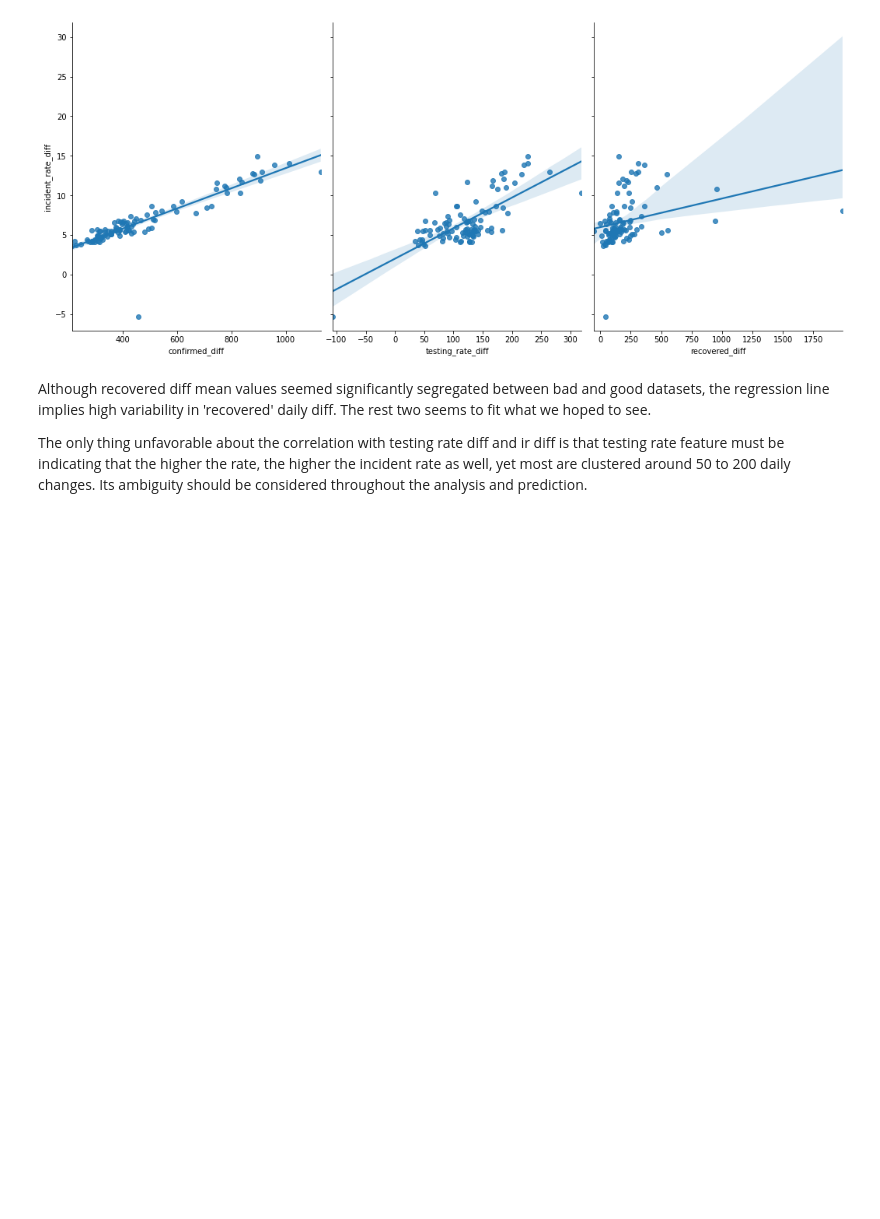
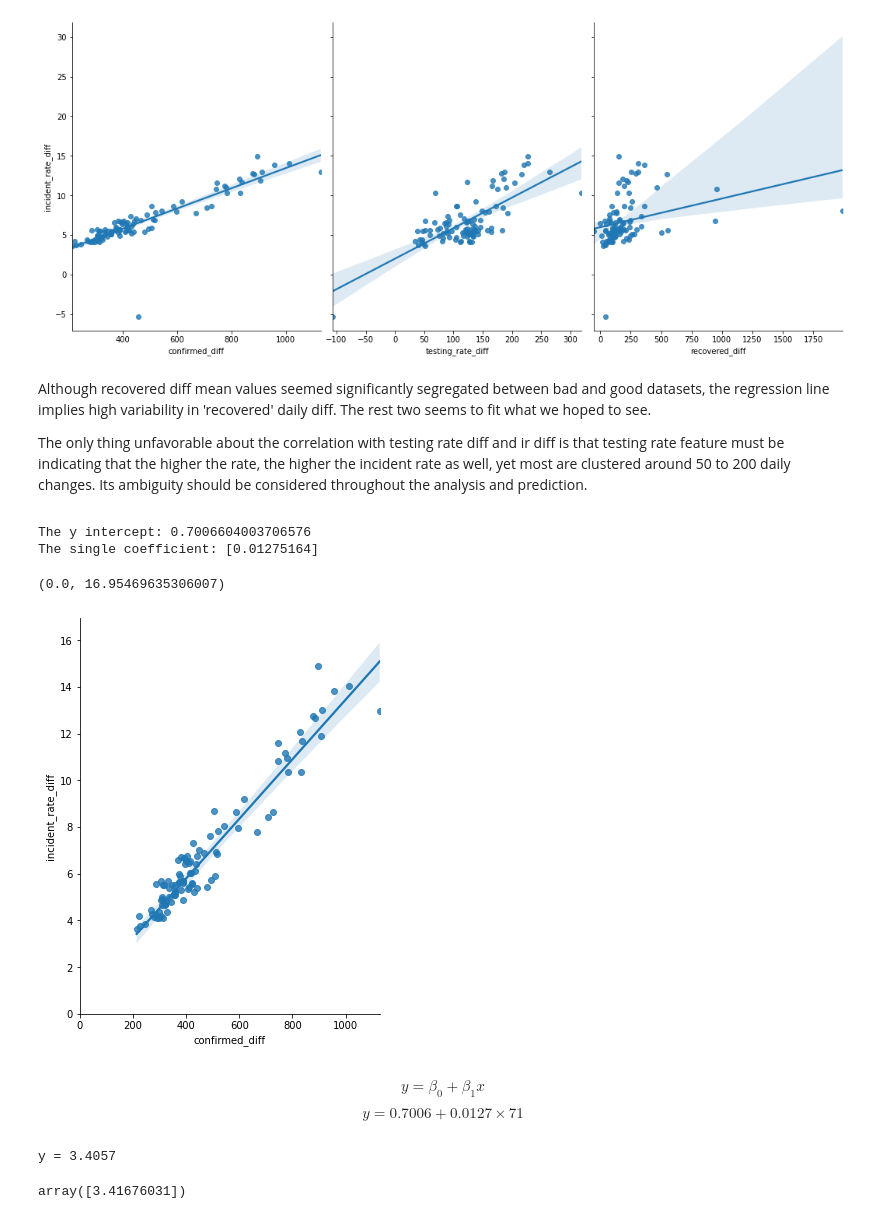
Before and after one commit to jungsNN/covid19-forecast, a Jupyter notebook: rough_draft3.ipynb, the cells around one changed output. Cells and saved outputs as stored; diff of their text form; code cells hidden in the pictures; blank space fills up the shorter version.

Commit message:
completed evaluating linreg models for the normal group data

```diff
--- a/rough_draft3.ipynb
+++ b/rough_draft3.ipynb
@@ -750,3 +754,43 @@ sns.pairplot(good_mean, x_vars=['confirmed_diff',
 <p>Although recovered diff mean values seemed significantly segregated between bad and good datasets, the regression line implies high variability in 'recovered' daily diff. The rest two seems to fit what we hoped to see.
 
 <p>The only thing unfavorable about the correlation with testing rate diff and ir diff is that testing rate feature must be indicating that the higher the rate, the higher the incident rate as well, yet most are clustered around 50 to 200 daily changes. Its ambiguity should be considered throughout the analysis and prediction.
+# %%
+# use simple linreg: confirmed diff & incident rate diff
+from sklearn.linear_model import LinearRegression
+from sklearn.model_selection import train_test_split
+from sklearn import metrics
+
+
+feature_col = ['confirmed_diff']
+X = good_mean[feature_col]
+y = good_mean.incident_rate_diff
+
+# instantiate and fit
+ir_linreg = LinearRegression()
+ir_linreg.fit(X, y)
+
+# print the coefficients-
+print("The y intercept:", ir_linreg.intercept_)
+print("The single coefficient:", ir_linreg.coef_)
+# %% [output]
+The y intercept: 0.7006604003706576
+The single coefficient: [0.01275164]
+# %%
+# pairplot of above
+sns.pairplot(good_mean,x_vars=['confirmed_diff'],y_vars='incident_rate_diff',height=6, aspect=0.8,kind='reg')
+sns.mpl.pyplot.xlim(0,)
+sns.mpl.pyplot.ylim(0,)
+# %% [output]
+(0.0, 16.95469635306007)
+[figure, added]
+# %% [markdown]
+$$y = \beta_0 + \beta_1x$$
+$$y = 0.7006 + 0.0127 \times 71$$
+# %%
+print("y =", 0.7006+0.0127*213)
+# %% [output]
+y = 3.4057
+# %%
+ir_linreg.predict([[213]])
+# %% [output]
+array([3.41676031])
```
Also changed, not shown: parts of 28 cells of this notebook.
